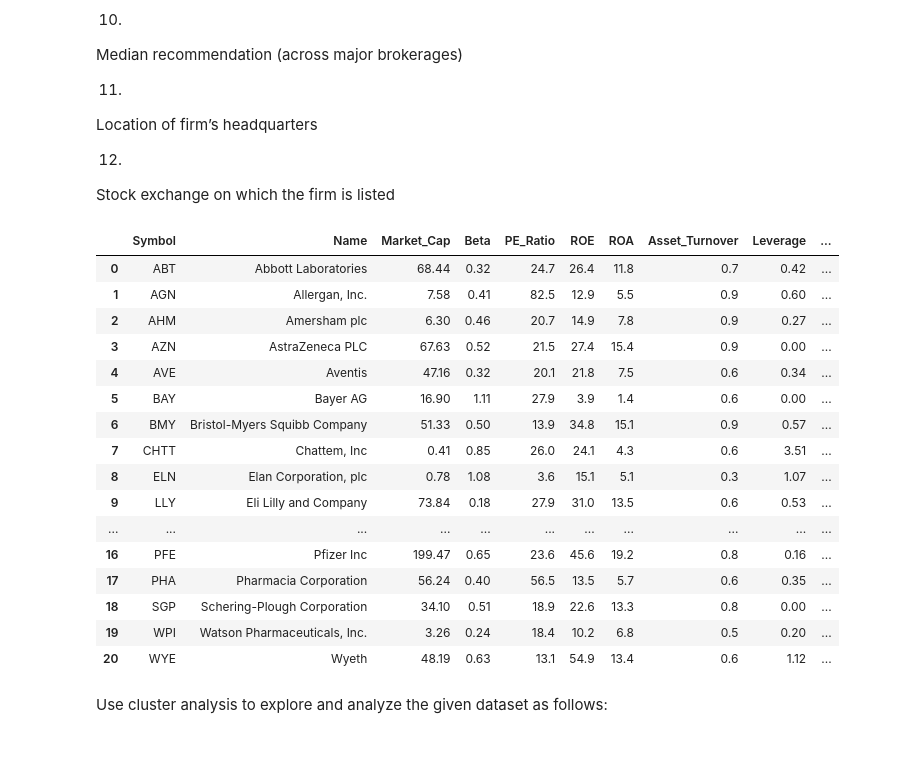
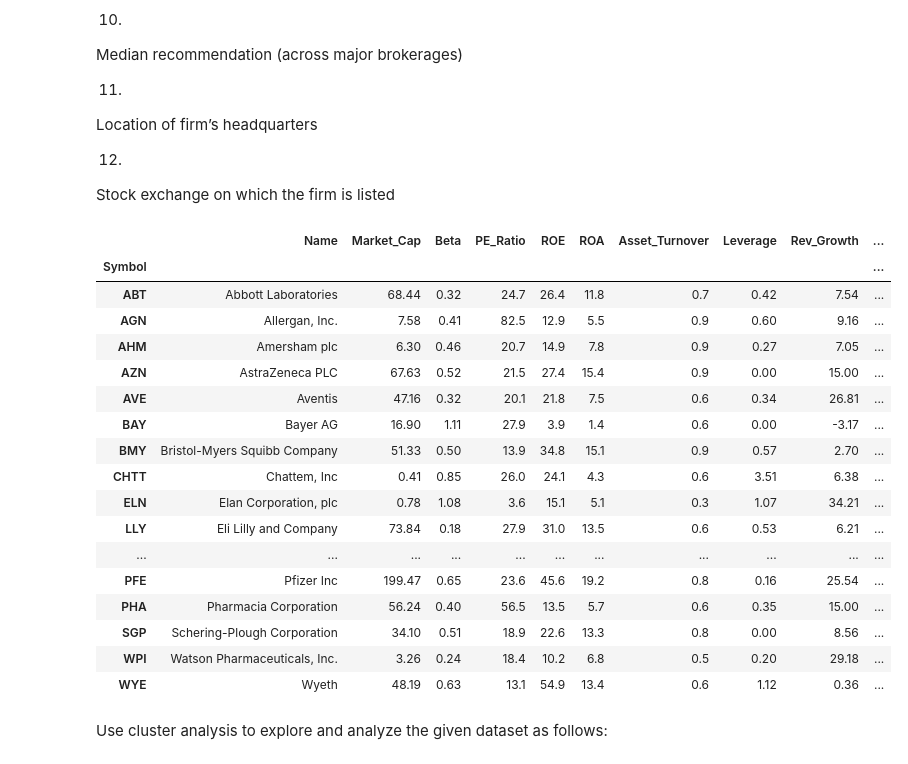
Before and after one commit to aberke/mit-stats-15.077, a Jupyter notebook: pset-7/pset7.ipynb, the cells around one changed output. Drawn from its saved outputs; the diff is of its cells as text; code cells hidden in the pictures.

```diff
--- a/pset-7/pset7.ipynb
+++ b/pset-7/pset7.ipynb
@@ -170,26 +171,27 @@ Location of firm’s headquarters
 12.
 Stock exchange on which the firm is listed
 # %%
-firms = pd.read_excel('pharmaceuticals.xls')
+firms = pd.read_excel('pharmaceuticals.xls').set_index('Symbol')
 firms
 # %% [output]
-|  | Symbol | Name | Market_Cap | Beta | PE_Ratio | ROE | ROA | Asset_Turnover | Leverage | ... |
-| 0 | ABT | Abbott Laboratories | 68.44 | 0.32 | 24.7 | 26.4 | 11.8 | 0.7 | 0.42 | ... |
-| 1 | AGN | Allergan, Inc. | 7.58 | 0.41 | 82.5 | 12.9 | 5.5 | 0.9 | 0.60 | ... |
-| 2 | AHM | Amersham plc | 6.30 | 0.46 | 20.7 | 14.9 | 7.8 | 0.9 | 0.27 | ... |
-| 3 | AZN | AstraZeneca PLC | 67.63 | 0.52 | 21.5 | 27.4 | 15.4 | 0.9 | 0.00 | ... |
-| 4 | AVE | Aventis | 47.16 | 0.32 | 20.1 | 21.8 | 7.5 | 0.6 | 0.34 | ... |
-| 5 | BAY | Bayer AG | 16.90 | 1.11 | 27.9 | 3.9 | 1.4 | 0.6 | 0.00 | ... |
-| 6 | BMY | Bristol-Myers Squibb Company | 51.33 | 0.50 | 13.9 | 34.8 | 15.1 | 0.9 | 0.57 | ... |
-| 7 | CHTT | Chattem, Inc | 0.41 | 0.85 | 26.0 | 24.1 | 4.3 | 0.6 | 3.51 | ... |
-| 8 | ELN | Elan Corporation, plc | 0.78 | 1.08 | 3.6 | 15.1 | 5.1 | 0.3 | 1.07 | ... |
-| 9 | LLY | Eli Lilly and Company | 73.84 | 0.18 | 27.9 | 31.0 | 13.5 | 0.6 | 0.53 | ... |
+|  | Name | Market_Cap | Beta | PE_Ratio | ROE | ROA | Asset_Turnover | Leverage | Rev_Growth | ... |
+| Symbol |  |  |  |  |  |  |  |  |  | ... |
+| ABT | Abbott Laboratories | 68.44 | 0.32 | 24.7 | 26.4 | 11.8 | 0.7 | 0.42 | 7.54 | ... |
+| AGN | Allergan, Inc. | 7.58 | 0.41 | 82.5 | 12.9 | 5.5 | 0.9 | 0.60 | 9.16 | ... |
+| AHM | Amersham plc | 6.30 | 0.46 | 20.7 | 14.9 | 7.8 | 0.9 | 0.27 | 7.05 | ... |
+| AZN | AstraZeneca PLC | 67.63 | 0.52 | 21.5 | 27.4 | 15.4 | 0.9 | 0.00 | 15.00 | ... |
+| AVE | Aventis | 47.16 | 0.32 | 20.1 | 21.8 | 7.5 | 0.6 | 0.34 | 26.81 | ... |
+| BAY | Bayer AG | 16.90 | 1.11 | 27.9 | 3.9 | 1.4 | 0.6 | 0.00 | -3.17 | ... |
+| BMY | Bristol-Myers Squibb Company | 51.33 | 0.50 | 13.9 | 34.8 | 15.1 | 0.9 | 0.57 | 2.70 | ... |
+| CHTT | Chattem, Inc | 0.41 | 0.85 | 26.0 | 24.1 | 4.3 | 0.6 | 3.51 | 6.38 | ... |
+| ELN | Elan Corporation, plc | 0.78 | 1.08 | 3.6 | 15.1 | 5.1 | 0.3 | 1.07 | 34.21 | ... |
+| LLY | Eli Lilly and Company | 73.84 | 0.18 | 27.9 | 31.0 | 13.5 | 0.6 | 0.53 | 6.21 | ... |
 | ... | ... | ... | ... | ... | ... | ... | ... | ... | ... | ... |
-| 16 | PFE | Pfizer Inc | 199.47 | 0.65 | 23.6 | 45.6 | 19.2 | 0.8 | 0.16 | ... |
-| 17 | PHA | Pharmacia Corporation | 56.24 | 0.40 | 56.5 | 13.5 | 5.7 | 0.6 | 0.35 | ... |
-| 18 | SGP | Schering-Plough Corporation | 34.10 | 0.51 | 18.9 | 22.6 | 13.3 | 0.8 | 0.00 | ... |
-| 19 | WPI | Watson Pharmaceuticals, Inc. | 3.26 | 0.24 | 18.4 | 10.2 | 6.8 | 0.5 | 0.20 | ... |
-| 20 | WYE | Wyeth | 48.19 | 0.63 | 13.1 | 54.9 | 13.4 | 0.6 | 1.12 | ... |
+| PFE | Pfizer Inc | 199.47 | 0.65 | 23.6 | 45.6 | 19.2 | 0.8 | 0.16 | 25.54 | ... |
+| PHA | Pharmacia Corporation | 56.24 | 0.40 | 56.5 | 13.5 | 5.7 | 0.6 | 0.35 | 15.00 | ... |
+| SGP | Schering-Plough Corporation | 34.10 | 0.51 | 18.9 | 22.6 | 13.3 | 0.8 | 0.00 | 8.56 | ... |
+| WPI | Watson Pharmaceuticals, Inc. | 3.26 | 0.24 | 18.4 | 10.2 | 6.8 | 0.5 | 0.20 | 29.18 | ... |
+| WYE | Wyeth | 48.19 | 0.63 | 13.1 | 54.9 | 13.4 | 0.6 | 1.12 | 0.36 | ... |
 # %% [markdown]
 Use cluster analysis to explore and analyze the given dataset as follows:
 # %% [markdown]
```
Also changed, not shown: parts of 17 cells of this notebook.
